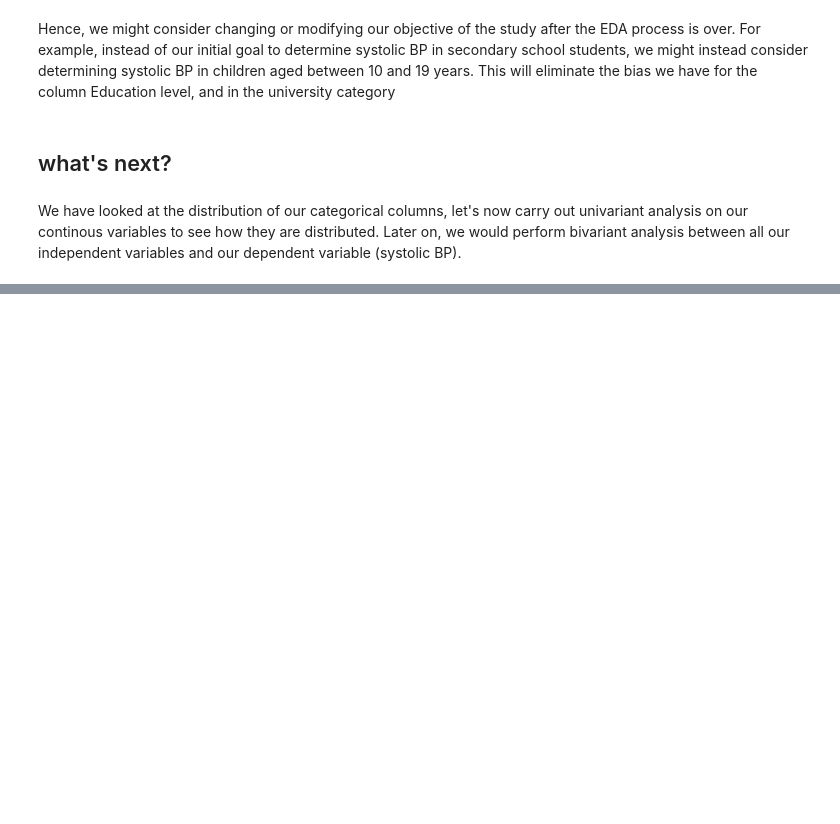
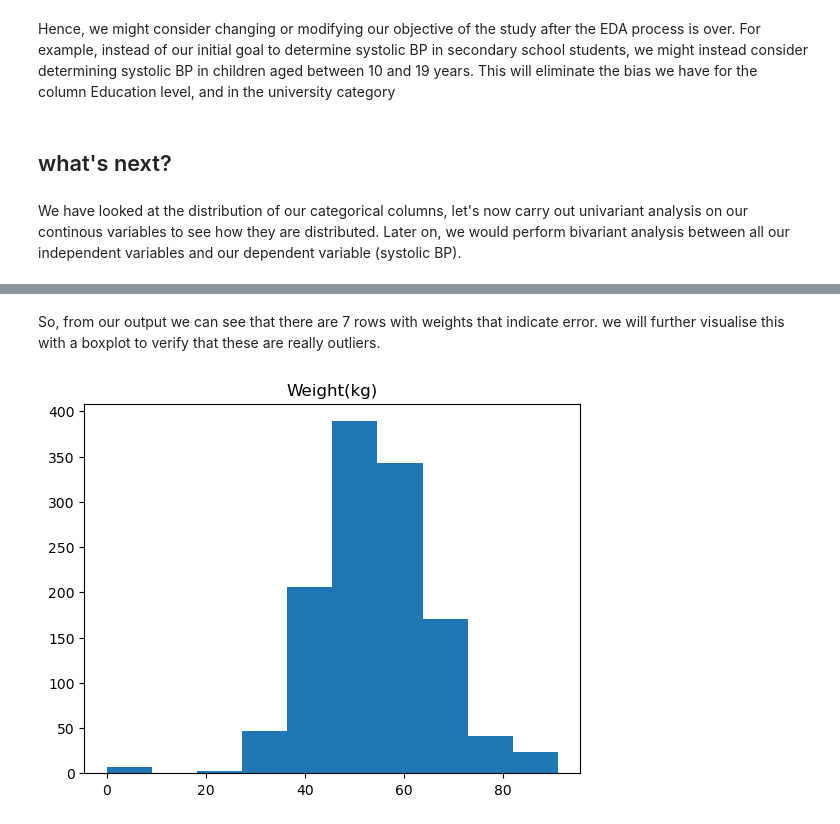
Before and after one commit to Ndong21/Datascience_python_regression, a Jupyter notebook: Datascience_python_regression.ipynb, the cells around one changed output, grey strips where cells are left out. Cells and saved outputs as stored; diff of their text form; code cells hidden in the pictures; blank space fills up the shorter version.

```diff
--- a/Datascience_python_regression.ipynb
+++ b/Datascience_python_regression.ipynb
@@ -560,0 +536,9 @@ We have looked at the distribution of our categorical columns, let's now carry o
+# %% [markdown]
+So, from our output we can see that there are 7 rows with weights that indicate error. we will further visualise this with a boxplot to verify that these are really outliers.
+# %%
+# display a histogram and a density plot for weight.
+
+students.hist(column='Weight(kg)', grid=False)
+plt.show()
+# %% [output]
+[figure, added]
```
Also changed, not shown: parts of 48 cells of this notebook.
